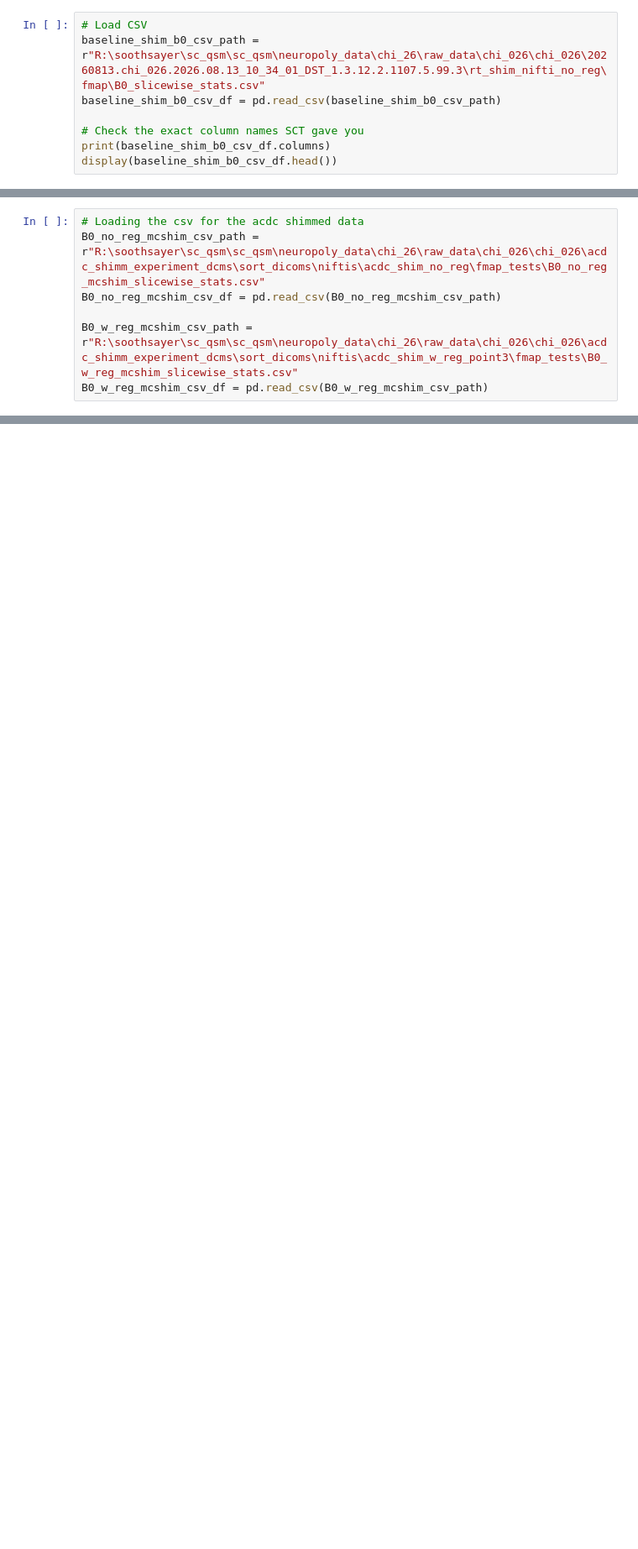
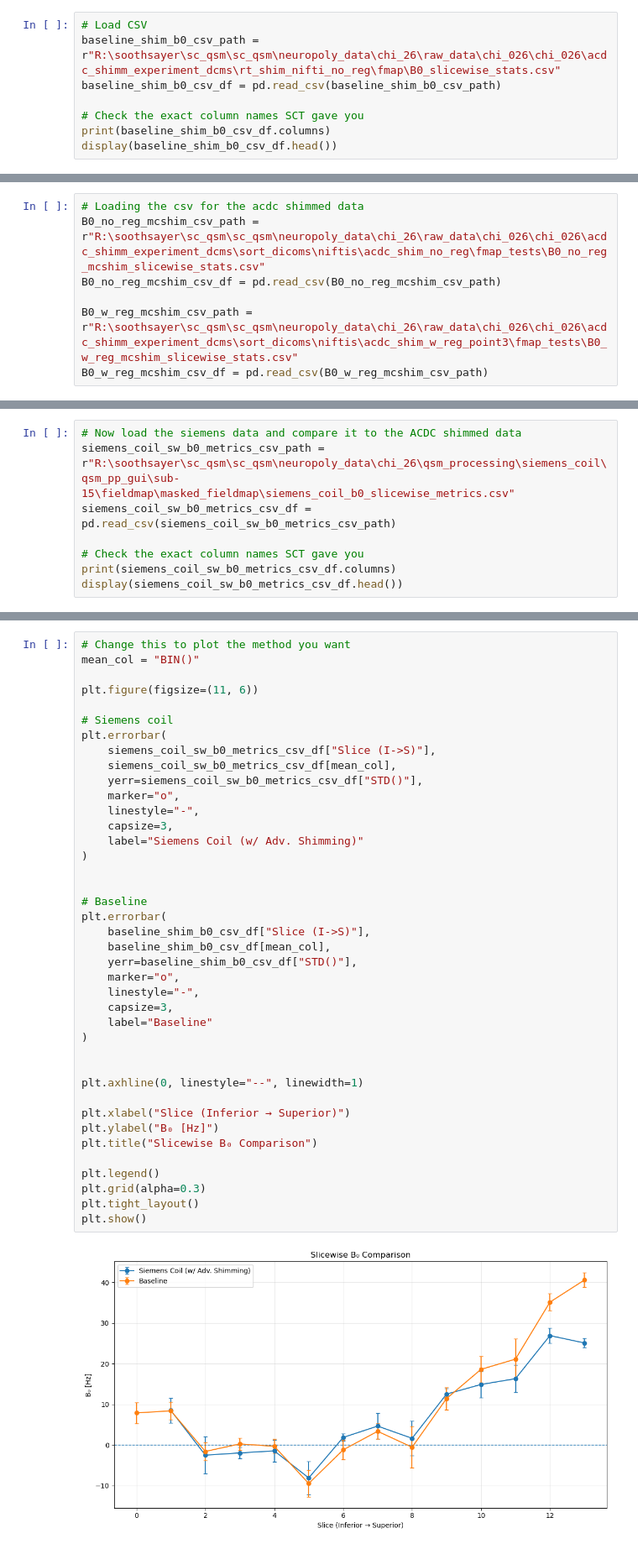
Before and after one commit to sriosq/Image-processing-strategies, a Jupyter notebook: realtime_shimming/acdc_shimm_analysis.ipynb, the cells around one changed output, grey strips where cells are left out. Shown at 84% size. Cells and saved outputs as stored; diff of their text form; blank space fills up the shorter version.

Commit message:
Updates to chi-fitting
Created notebooks to do direct fitting for each participant, new nb for acdc shimming analysis and small updates to other codes

```diff
--- a/realtime_shimming/acdc_shimm_analysis.ipynb
+++ b/realtime_shimming/acdc_shimm_analysis.ipynb
@@ -6,6 +20,6 @@ import matplotlib.pyplot as plt
 # %%
 # Load CSV
-baseline_shim_b0_csv_path = r"R:\soothsayer\sc_qsm\sc_qsm\neuropoly_data\chi_26\raw_data\chi_026\chi_026\20260813.chi_026.2026.08.13_10_34_01_DST_1.3.12.2.1107.5.99.3\rt_shim_nifti_no_reg\fmap\B0_slicewise_stats.csv"
+baseline_shim_b0_csv_path = r"R:\soothsayer\sc_qsm\sc_qsm\neuropoly_data\chi_26\raw_data\chi_026\chi_026\acdc_shimm_experiment_dcms\rt_shim_nifti_no_reg\fmap\B0_slicewise_stats.csv"
 baseline_shim_b0_csv_df = pd.read_csv(baseline_shim_b0_csv_path)
 
 # Check the exact column names SCT gave you
@@ -110,3 +123,11 @@ plt.tight_layout()
 plt.show()
 # %% [output]
 [figure]
+# %%
+# Now load the siemens data and compare it to the ACDC shimmed data
+siemens_coil_sw_b0_metrics_csv_path = r"R:\soothsayer\sc_qsm\sc_qsm\neuropoly_data\chi_26\qsm_processing\siemens_coil\qsm_pp_gui\sub-15\fieldmap\masked_fieldmap\siemens_coil_b0_slicewise_metrics.csv"
+siemens_coil_sw_b0_metrics_csv_df = pd.read_csv(siemens_coil_sw_b0_metrics_csv_path)
+
+# Check the exact column names SCT gave you
+print(siemens_coil_sw_b0_metrics_csv_df.columns)
+display(siemens_coil_sw_b0_metrics_csv_df.head())
@@ -112,0 +144,42 @@ plt.show()
+# %%
+# Change this to plot the method you want
+mean_col = "BIN()"
+
+plt.figure(figsize=(11, 6))
+
+# Siemens coil
+plt.errorbar(
+    siemens_coil_sw_b0_metrics_csv_df["Slice (I->S)"],
+    siemens_coil_sw_b0_metrics_csv_df[mean_col],
+    yerr=siemens_coil_sw_b0_metrics_csv_df["STD()"],
+    marker="o",
+    linestyle="-",
+    capsize=3,
+    label="Siemens Coil (w/ Adv. Shimming)"
+)
+
+
+# Baseline
+plt.errorbar(
+    baseline_shim_b0_csv_df["Slice (I->S)"],
+    baseline_shim_b0_csv_df[mean_col],
+    yerr=baseline_shim_b0_csv_df["STD()"],
+    marker="o",
+    linestyle="-",
+    capsize=3,
+    label="Baseline"
+)
+
+
+plt.axhline(0, linestyle="--", linewidth=1)
+
+plt.xlabel("Slice (Inferior → Superior)")
+plt.ylabel("B₀ [Hz]")
+plt.title("Slicewise B₀ Comparison")
+
+plt.legend()
+plt.grid(alpha=0.3)
+plt.tight_layout()
+plt.show()
+# %% [output]
+[figure, added]
```
Also changed, not shown: parts of 26 cells of this notebook, 13 other files.
